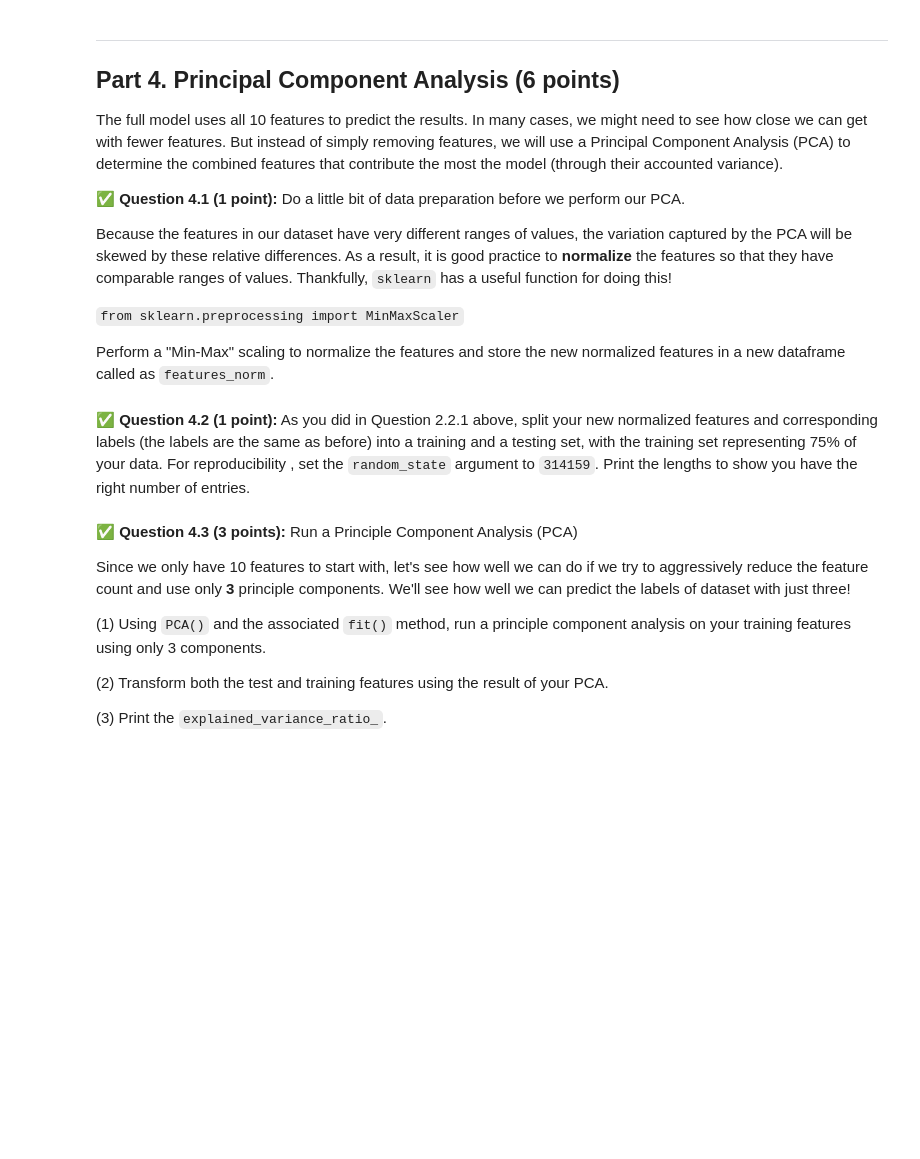
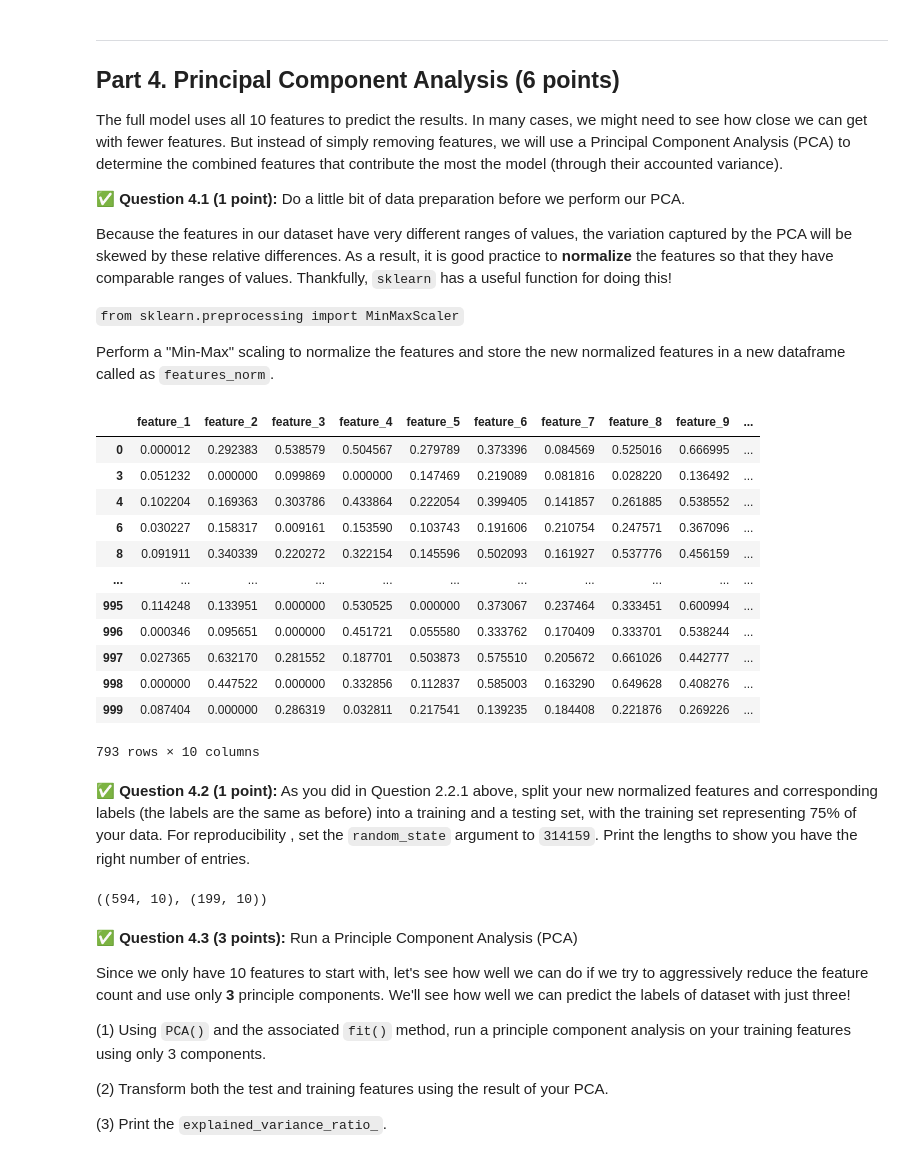
Before and after one commit to Rajmeet/cmse202-s22-turnin, a Jupyter notebook: hw-05/HW-05_LogisticPerceptronPCAandSVM_STUDENT.ipynb, the cells around one changed output. Drawn from its saved outputs; the diff is of its cells as text; code cells hidden in the pictures; blank space fills up the shorter version.

```diff
--- a/hw-05/HW-05_LogisticPerceptronPCAandSVM_STUDENT.ipynb
+++ b/hw-05/HW-05_LogisticPerceptronPCAandSVM_STUDENT.ipynb
@@ -304,2 +301,23 @@ from sklearn.preprocessing import MinMaxScaler
+# %%
+from sklearn.preprocessing import MinMaxScaler
+scalar = MinMaxScaler()
+
+features_norm = scalar.fit_transform(features)
+features_norm = pd.DataFrame(features_norm, columns=features.columns, index=features.index)
+features_norm
+# %% [output]
+|  | feature_1 | feature_2 | feature_3 | feature_4 | feature_5 | feature_6 | feature_7 | feature_8 | feature_9 | ... |
+| 0 | 0.000012 | 0.292383 | 0.538579 | 0.504567 | 0.279789 | 0.373396 | 0.084569 | 0.525016 | 0.666995 | ... |
+| 3 | 0.051232 | 0.000000 | 0.099869 | 0.000000 | 0.147469 | 0.219089 | 0.081816 | 0.028220 | 0.136492 | ... |
+| 4 | 0.102204 | 0.169363 | 0.303786 | 0.433864 | 0.222054 | 0.399405 | 0.141857 | 0.261885 | 0.538552 | ... |
+| 6 | 0.030227 | 0.158317 | 0.009161 | 0.153590 | 0.103743 | 0.191606 | 0.210754 | 0.247571 | 0.367096 | ... |
+| 8 | 0.091911 | 0.340339 | 0.220272 | 0.322154 | 0.145596 | 0.502093 | 0.161927 | 0.537776 | 0.456159 | ... |
+| ... | ... | ... | ... | ... | ... | ... | ... | ... | ... | ... |
+| 995 | 0.114248 | 0.133951 | 0.000000 | 0.530525 | 0.000000 | 0.373067 | 0.237464 | 0.333451 | 0.600994 | ... |
+| 996 | 0.000346 | 0.095651 | 0.000000 | 0.451721 | 0.055580 | 0.333762 | 0.170409 | 0.333701 | 0.538244 | ... |
+| 997 | 0.027365 | 0.632170 | 0.281552 | 0.187701 | 0.503873 | 0.575510 | 0.205672 | 0.661026 | 0.442777 | ... |
+| 998 | 0.000000 | 0.447522 | 0.000000 | 0.332856 | 0.112837 | 0.585003 | 0.163290 | 0.649628 | 0.408276 | ... |
+| 999 | 0.087404 | 0.000000 | 0.286319 | 0.032811 | 0.217541 | 0.139235 | 0.184408 | 0.221876 | 0.269226 | ... |
+793 rows × 10 columns
 # %% [markdown]
 **&#9989; Question 4.2 (1 point):** As you did in Question 2.2.1 above, split your new normalized features and corresponding labels (the labels are the same as before) into a training and a testing set, with the training set representing 75% of your data. For reproducibility , set the `random_state` argument to `314159`. Print the lengths to show you have the right number of entries.
@@ -308,3 +324,8 @@ from sklearn.preprocessing import MinMaxScaler
+# %%
+train_vectors, test_vectors, train_labels, test_labels = train_test_split(features_norm, labels, test_size=0.25, random_state=314159)
+train_vectors.shape, test_vectors.shape
+# %% [output]
+((594, 10), (199, 10))
 # %% [markdown]
 **&#9989; Question 4.3 (3 points):** Run a Principle Component Analysis (PCA)
 
```
Also changed, not shown: parts of 8 cells of this notebook.
